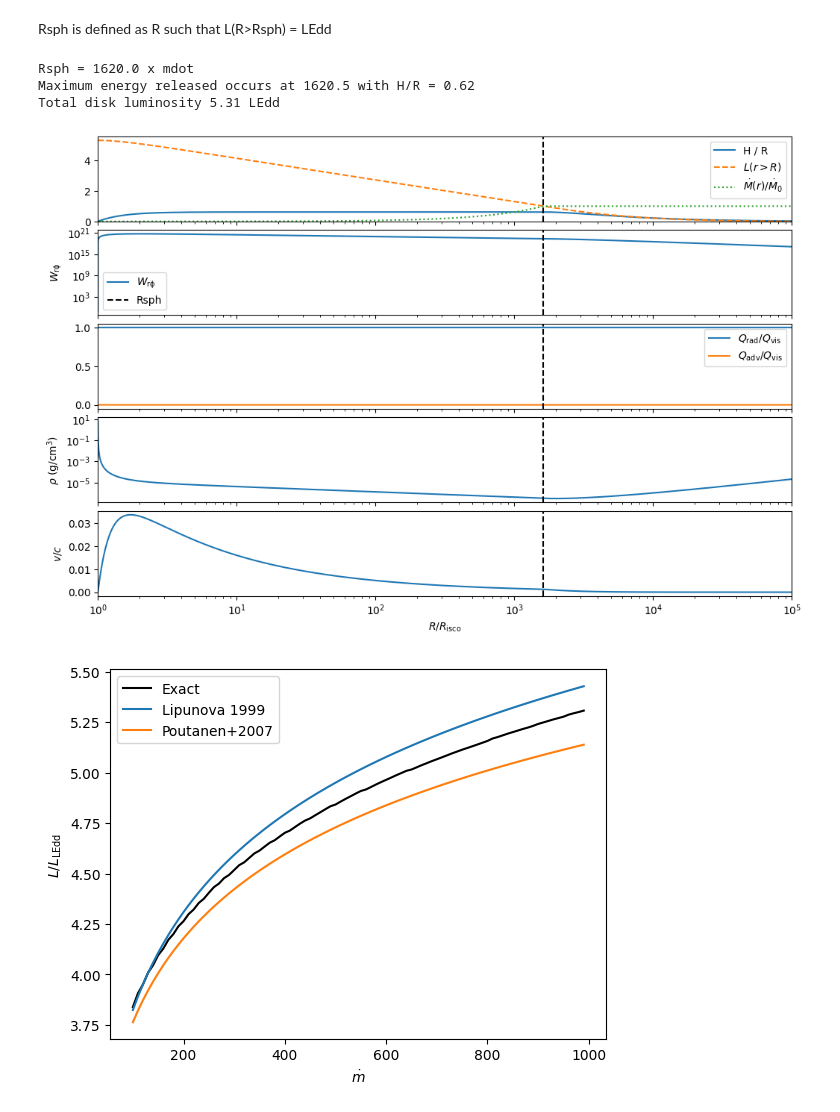
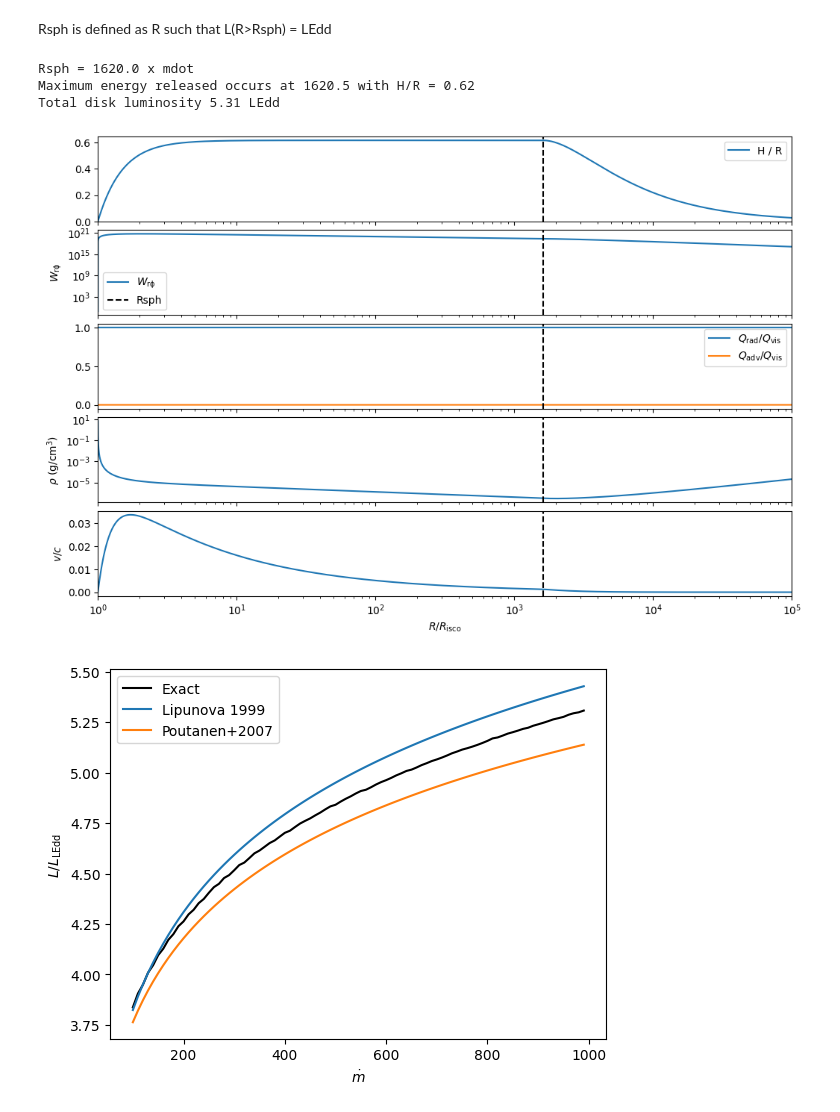
Before and after one commit to andresgur/accretion-disks, a Jupyter notebook: docs/examples.ipynb, the cells around one changed output. Cells and saved outputs as stored; diff of their text form; code cells hidden in the pictures.

```diff
--- a/docs/examples.ipynb
+++ b/docs/examples.ipynb
@@ -42,21 +43,21 @@ Text(0, 0.5, '$L/L_\\mathrm{LEdd}$')
 # %% [markdown]
 Rsph is defined as R such that L(R>Rsph) = LEdd
 # %%
-disk = CompositeDisk(CO=co, mdot=1000, alpha=0.1)
+disk = CompositeDisk(InnerDisk, ShakuraSunyaevDisk, CO=co, mdot=1000, alpha=0.1)
 fig, axes = disk.plot()
 print(f"Rsph = {disk.Rsph / disk.CO.Risco:.1f} x mdot")
 
 maxQ = np.argmax(disk.Qrad * disk.R**2)
 print("Maximum energy released occurs at", f"{disk.R[maxQ] / disk.CO.Risco:.1f}", f"with H/R = {disk.H[maxQ]/disk.R[maxQ]:.2f}")
 
 print(f"Total disk luminosity {disk.L() / co.LEdd:.2f} LEdd")
 # if we integrate the disk up to Rsph we find it is equal to LEdd, as expected
 np.testing.assert_almost_equal(disk.L(Rmin=disk.Rsph) / co.LEdd, 1, decimal=1)
 # %% [output]
 Rsph = 1620.0 x mdot
 Maximum energy released occurs at 1620.5 with H/R = 0.62
 Total disk luminosity 5.31 LEdd
-[figure, old version]
+[figure, new version]
 # %%
 def lipunova(mdot):
     return 0.6 + 0.7 * np.log(mdot)
```
Also changed, not shown: parts of 2 cells of this notebook.
